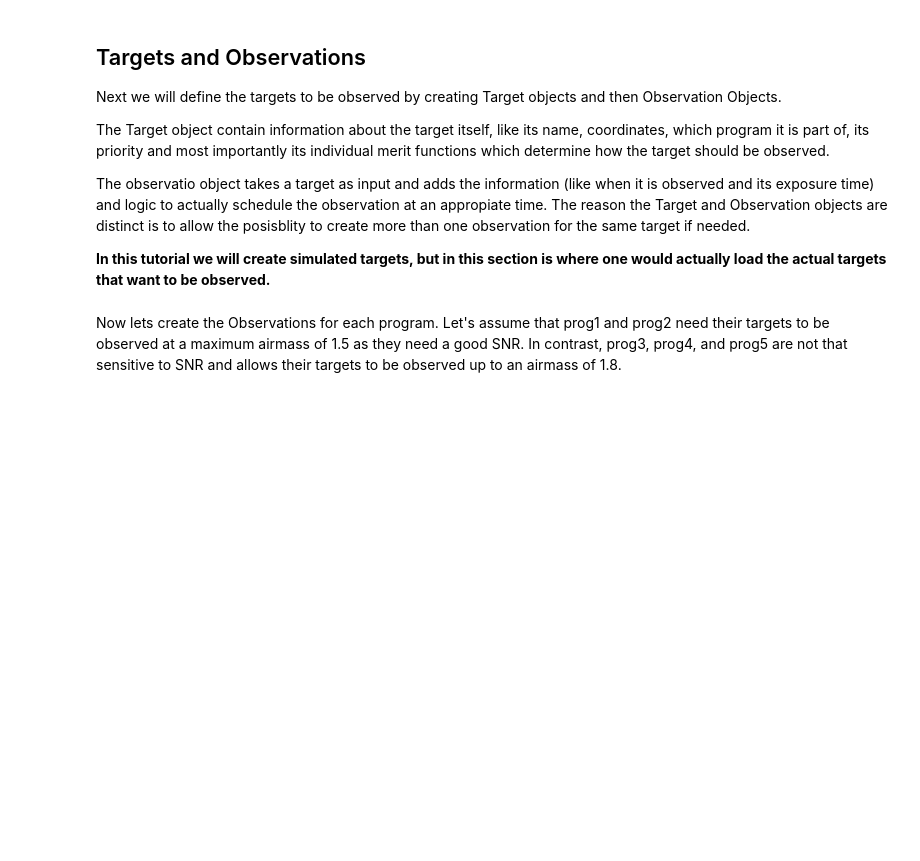
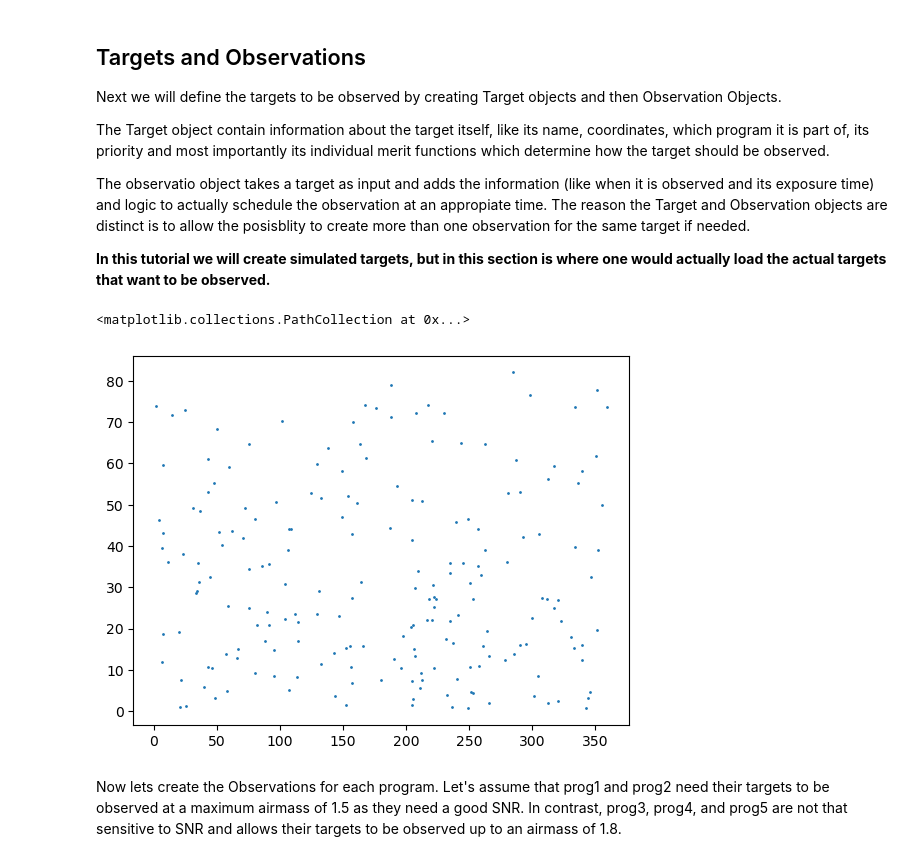
Before and after one commit to nicochunger/SCOPES, a Jupyter notebook: scopes_example.ipynb, the cells around one changed output. Saved outputs shown, nothing was run; the diff lists cells and outputs as text; code cells hidden in the pictures; blank space fills up the shorter version.

```diff
--- a/scopes_example.ipynb
+++ b/scopes_example.ipynb
@@ -106,9 +106,9 @@ The observatio object takes a target as input and adds the information (like whe
 # %%
 # Generate random star coordinates
 np.random.seed(0)
-ntars = 100
+ntars = 200
 ra = np.random.uniform(0, 360, size=ntars)
-dec = np.rad2deg(np.arccos(np.random.uniform(0, 1, size=ntars)))
+dec = np.rad2deg(np.arcsin(np.random.uniform(0, 1, size=ntars)))
 
 # We will initialize the observations start time at the start of the night
 start_time = night.night_time_range[0].jd
@@ -130,6 +130,11 @@ def create_tars_and_obs(prog, idx_range, merits):
         observation = Observation(target, start_time, exposure_time, night)
         observations.append(observation)
     return observations
+# %%
+plt.scatter(ra, dec, s=1)
+# %% [output]
+<matplotlib.collections.PathCollection at 0x...>
+[figure, added]
 # %% [markdown]
 Now lets create the Observations for each program. Let's assume that prog1 and prog2 need their targets to be observed at a maximum airmass of 1.5 as they need a good SNR. In contrast, prog3, prog4, and prog5 are not that sensitive to SNR and allows their targets to be observed up to an airmass of 1.8.
 # %%
```
Also changed, not shown: parts of 5 cells of this notebook.
